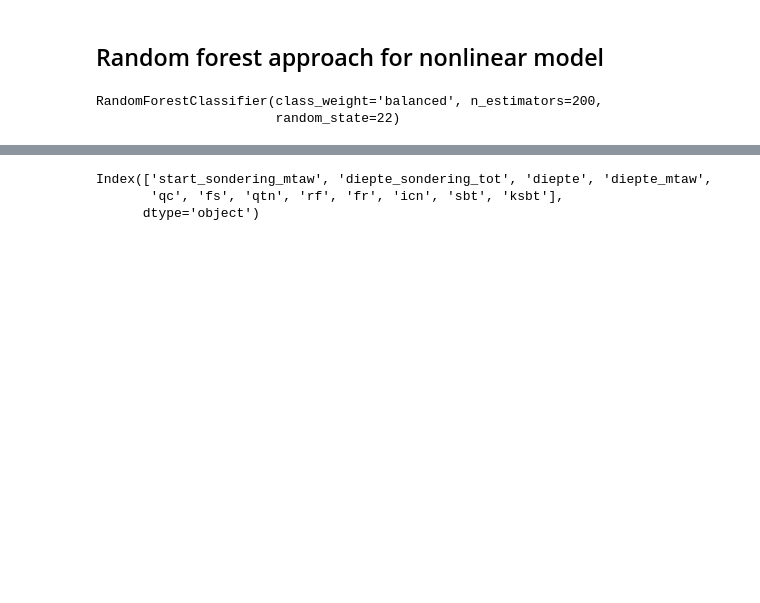
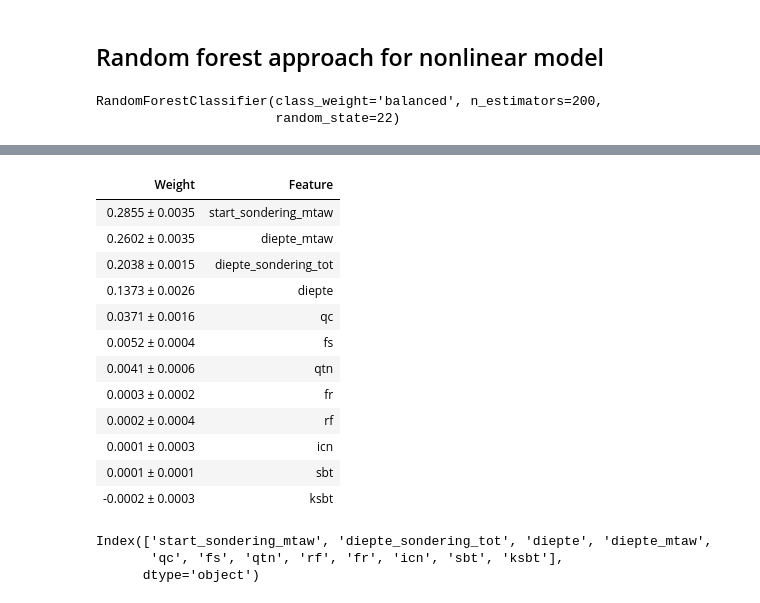
Before and after one commit to VoeP/CPT_usecase, a Jupyter notebook: modeling/EDA.ipynb, the cells around one changed output, grey strips where cells are left out. Cells and saved outputs as stored; diff of their text form; code cells hidden in the pictures; blank space fills up the shorter version.

```diff
--- a/modeling/EDA.ipynb
+++ b/modeling/EDA.ipynb
@@ -334,3 +353,24 @@ print(classification_report(y_test, y_pred))
+# %%
+#link: https://stats.stackexchange.com/questions/555949/how-to-interpret-the-feature-importances-for-eli5-show-weights-for-regressio
+#eli5 docs: https://eli5.readthedocs.io/en/latest/autodocs/eli5.html
+perm = PermutationImportance(model3, n_iter=10, random_state=seed)
+perm.fit(X_test, y_test)
+
+eli5.show_weights(perm, feature_names=X.columns.tolist())
+# %% [output]
+| Weight | Feature |
+| 0.2855 ± 0.0035 | start_sondering_mtaw |
+| 0.2602 ± 0.0035 | diepte_mtaw |
+| 0.2038 ± 0.0015 | diepte_sondering_tot |
+| 0.1373 ± 0.0026 | diepte |
+| 0.0371 ± 0.0016 | qc |
+| 0.0052 ± 0.0004 | fs |
+| 0.0041 ± 0.0006 | qtn |
+| 0.0003 ± 0.0002 | fr |
+| 0.0002 ± 0.0004 | rf |
+| 0.0001 ± 0.0003 | icn |
+| 0.0001 ± 0.0001 | sbt |
+| -0.0002 ± 0.0003 | ksbt |
 # %%
 X_train.columns
 # %% [output]
```
Also changed, not shown: parts of 6 cells of this notebook.
